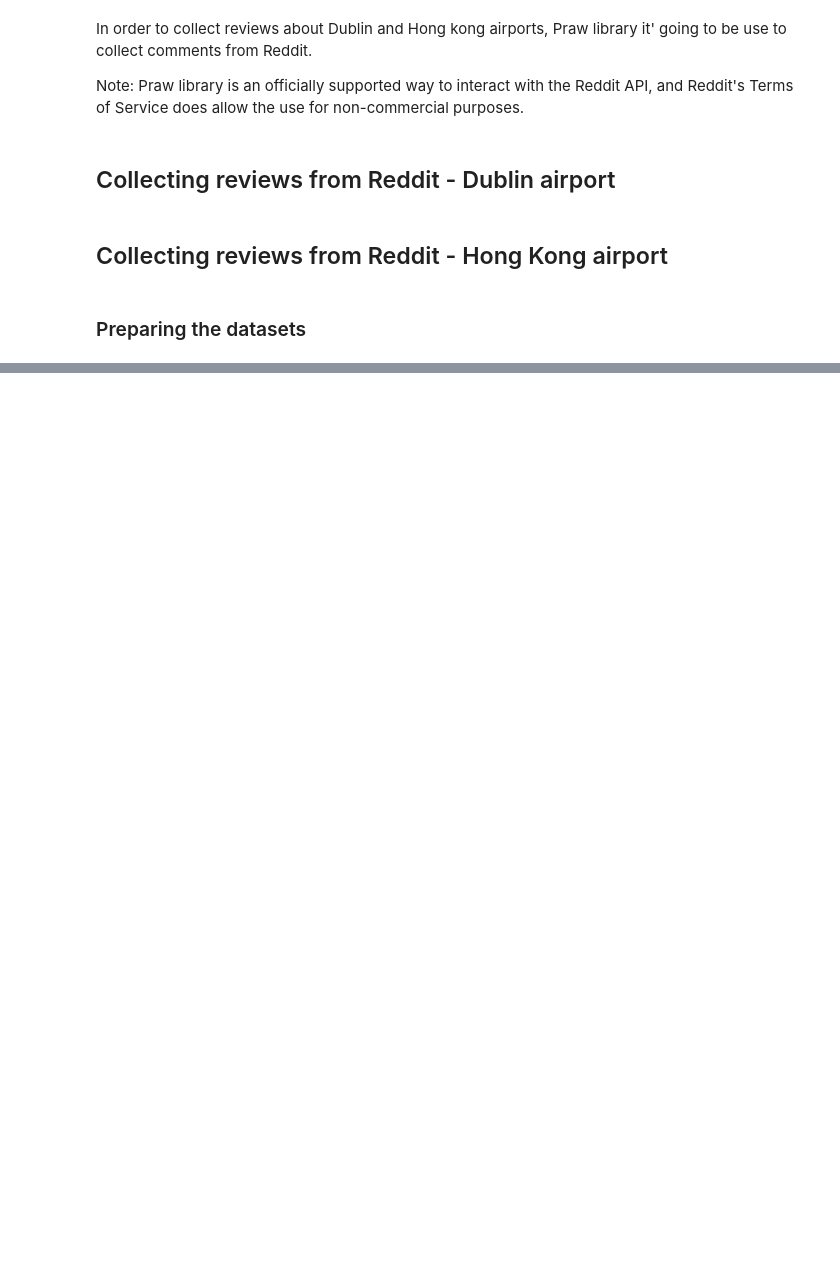
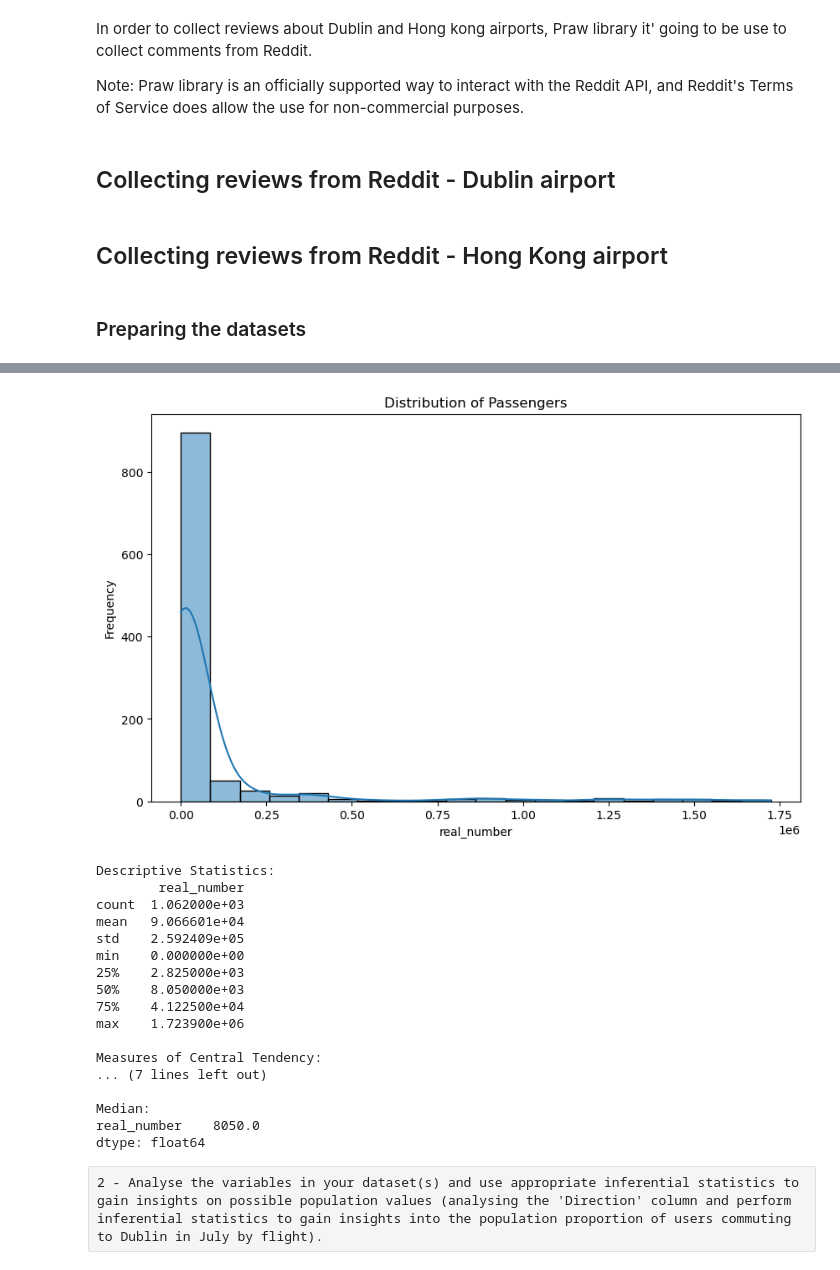
Before and after one commit to Lylkend-Albuquerque/CA2, a Jupyter notebook: CA_2 - 2023.ipynb, the cells around one changed output, grey strips where cells are left out. Drawn from its saved outputs; the diff is of its cells as text; code cells hidden in the pictures; blank space fills up the shorter version.

Commit message:
stats 1 and 2

```diff
--- a/CA_2 - 2023.ipynb
+++ b/CA_2 - 2023.ipynb
@@ -315,0 +375,4 @@ if __name__ == '__main__':
+# %%
+#  Making a df with the real number column it's the statistical data
+column_to_keep = "real_number"
+df_irl_stsc = df_irl[[column_to_keep]]
@@ -315,0 +395,60 @@ if __name__ == '__main__':
+# %%
+import pandas as pd
+import matplotlib.pyplot as plt
+import seaborn as sns
+
+
+# Display basic descriptive statistics
+summary_stats = df_irl_stsc.describe()
+
+# Cauculating ad Display measures of central tendency: mean, mode, median
+mean_values = df_irl_stsc.mean()
+mode_values = df_irl_stsc.mode().iloc[0]
+median_values = df_irl_stsc.median()
+
+# Visualize the distribution of a numerical column
+# This section creates a histogram using Seaborn to visualize the distribution of the 'real_number' column.
+# It sets the figure size, specifies the number of bins, adds a kernel density estimate (KDE).
+plt.figure(figsize=(10, 6))
+sns.histplot(df_irl_stsc['real_number'], bins=20, kde=True)
+plt.title('Distribution of Passengers')
+plt.xlabel('real_number')
+plt.ylabel('Frequency')
+plt.show()
+
+# Display the summary statistics and measures of central tendency
+# this part prints the descriptive statistics and measures of central tendency calculated earlier.
+# It provides an overview of the data distribution and its central tendencies.
+print("Descriptive Statistics:")
+print(summary_stats)
+
+print("\nMeasures of Central Tendency:")
+print("Mean:")
+print(mean_values)
+
+print("\nMode:")
+print(mode_values)
+
+print("\nMedian:")
+print(median_values)
+# %% [output]
+[figure, added]
+Descriptive Statistics:
+        real_number
+count  1.062000e+03
+mean   9.066601e+04
+std    2.592409e+05
+min    0.000000e+00
+25%    2.825000e+03
+50%    8.050000e+03
+75%    4.122500e+04
+max    1.723900e+06
+
+Measures of Central Tendency:
+... (7 lines left out)
+
+Median:
+real_number    8050.0
+dtype: float64
+# %% [raw]
+2 - Analyse the variables in your dataset(s) and use appropriate inferential statistics to gain insights on possible population values (analysing the 'Direction' column and perform inferential statistics to gain insights into the population proportion of users commuting to Dublin in July by flight).
```
Also changed, not shown: parts of 21 cells of this notebook.
